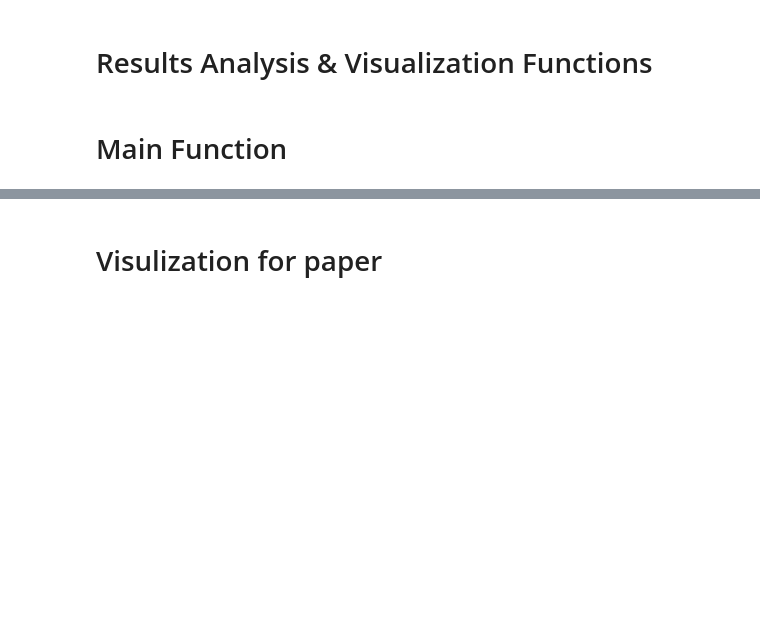
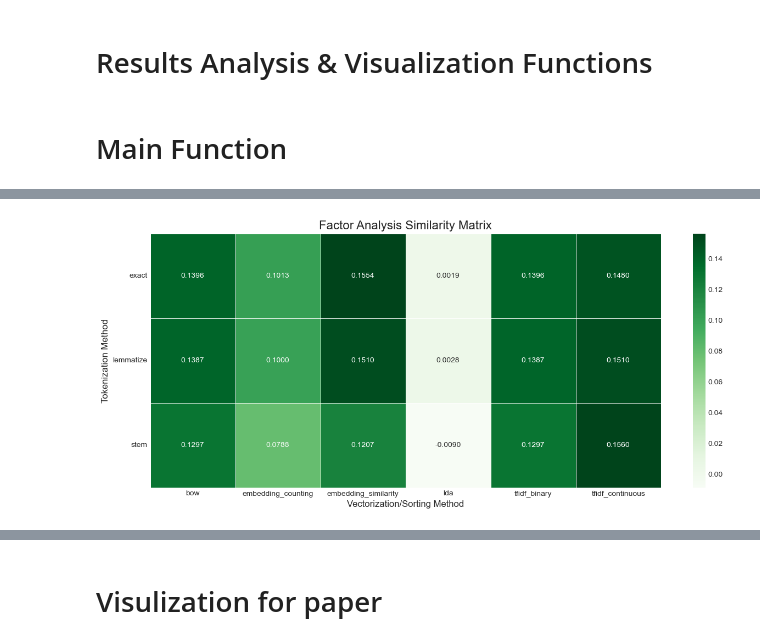
Before and after one commit to mingleyi/Paper-Code, a Jupyter notebook: Experiment.ipynb, the cells around one changed output, grey strips where cells are left out. Drawn from its saved outputs; the diff is of its cells as text; code cells hidden in the pictures; blank space fills up the shorter version.

```diff
--- a/Experiment.ipynb
+++ b/Experiment.ipynb
@@ -636,0 +743,19 @@ Generate the original fractional scatter plot for the best model stem_tfidf_cont
+# %%
+# --- Section: Analysis and Visualization (可反复运行此部分) ---
+
+# 1. 从文件中加载结果
+print("The saved experimental results are being loaded from the file...")
+with open('results/lda_tuning_results.pkl', 'rb') as f:
+    lda_results = pickle.load(f)
+    coherence = lda_results['coherence']
+    perplexity = lda_results['perplexity']
+    k_vals = lda_results['k_vals']
+
+with open('results/main_experiment_results.pkl', 'rb') as f:
+    main_results = pickle.load(f)
+    results_df = main_results['results_df']
+    all_scores = main_results['all_scores']
+    expert_scores_df = main_results['expert_scores_df']
+    best_config_name = main_results['best_config_name']
+
+print("The result has been loaded successfully. Analysis and visualization can now be conducted.")
@@ -636,0 +790,19 @@ Generate the original fractional scatter plot for the best model stem_tfidf_cont
+# %%
+# 绘制因子分析相似度矩阵热力图
+# 你可以自由修改这里的参数，如 cmap, annot, fmt 等
+pivot_df = results_df.pivot_table(
+    index='tokenization',
+    columns='vectorization',
+    values='avg_dimensional_correlation',
+    aggfunc='mean'
+)
+plt.figure(figsize=(15, 6))
+sns.heatmap(pivot_df, annot=True, fmt=".4f", cmap="Greens", linewidths=.5) # 示例：修改颜色
+plt.title('Factor Analysis Similarity Matrix', fontsize=16)
+plt.xlabel('Vectorization/Sorting Method', fontsize=12)
+plt.ylabel('Tokenization Method', fontsize=12)
+plt.xticks(rotation=0)
+plt.yticks(rotation=0)
+plt.show()
+# %% [output]
+[figure, added]
```
Also changed, not shown: parts of 15 cells of this notebook.
